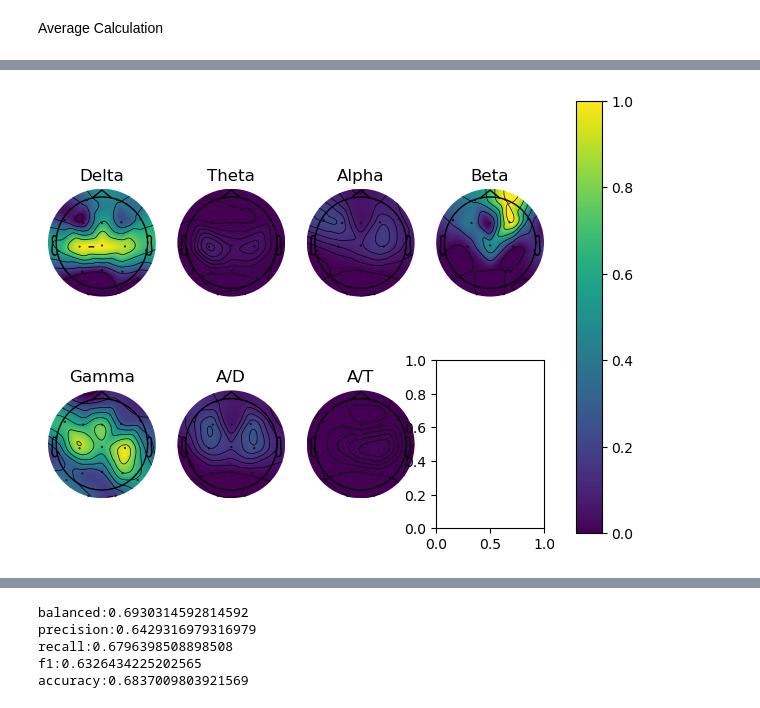
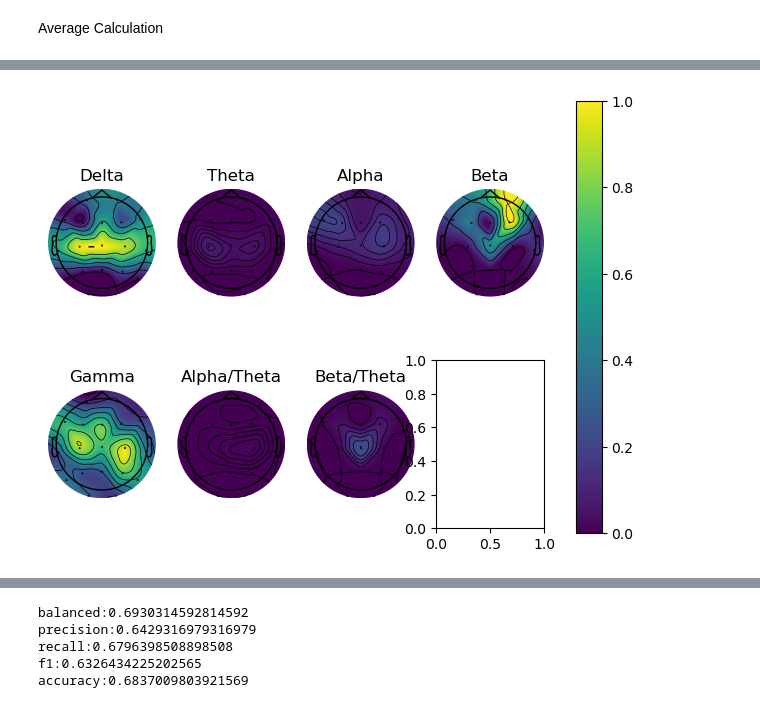
Before and after one commit to walihas/walihas, a Jupyter notebook: AD_PROJECT.ipynb, the cells around one changed output, grey strips where cells are left out. Saved outputs shown, nothing was run; the diff lists cells and outputs as text; code cells hidden in the pictures.

```diff
--- a/AD_PROJECT.ipynb
+++ b/AD_PROJECT.ipynb
@@ -48,12 +48,12 @@ for x in range(1,89):
     #Gamma - index 4
     gamma = powers[:, (np.where(freqs==25)[0][0]): np.where(freqs==45)[0][0]].mean(axis=1)
 
-    #alpha/deta
-    alpha_delta = alpha/delta
 
     #alpha/theta
     alpha_theta = alpha/theta
 
+   #beta/theta
+    beta_theta = beta/theta
 
 
     delta_psd = delta/sum
@@ -61,9 +61,8 @@ for x in range(1,89):
     alpha_psd = alpha/sum
     beta_psd = beta/sum
     gamma_psd = gamma/sum
-    alpha_delta_psd = alpha_delta/sum
     alpha_theta_psd = alpha_theta/sum
-
+    beta_theta_psd = beta_theta/sum
 
     subj_psd_list = []
     subj_psd_list.extend(delta_psd)
@@ -71,8 +70,8 @@ for x in range(1,89):
     subj_psd_list.extend(alpha_psd)
     subj_psd_list.extend(beta_psd)
     subj_psd_list.extend(gamma_psd)
-    subj_psd_list.extend(alpha_delta_psd)
     subj_psd_list.extend(alpha_theta_psd)
+    subj_psd_list.extend(beta_theta_psd)
     powers_all.append(subj_psd_list)
 
 Powers_All = np.array(powers_all)
@@ -190,5 +191,5 @@ theta_stat, theta_p = mannwhitneyu(Powers_All[0:36, 19:38], Powers_All[36:65, 19
 alpha_stat, alpha_p = mannwhitneyu(Powers_All[0:36, 38:57], Powers_All[36:65, 38:57])
 beta_stat, beta_p = mannwhitneyu(Powers_All[0:36, 57:76], Powers_All[36:65, 57:76])
 gamma_stat, gamma_p = mannwhitneyu(Powers_All[0:36, 76:95], Powers_All[36:65, 76:95])
-alpha_delta_stat, alpha_delta_p = mannwhitneyu(Powers_All[0:36, 95:114], Powers_All[36:65, 95:114])
-alpha_theta_stat, alpha_theta_p = mannwhitneyu(Powers_All[0:36, 114:133], Powers_All[36:65, 114:133])
+alpha_theta_stat, alpha_theta_p = mannwhitneyu(Powers_All[0:36, 95:114], Powers_All[36:65, 95:114])
+beta_theta_stat, beta_theta_p = mannwhitneyu(Powers_All[0:36, 114:133], Powers_All[36:65, 114:133])
@@ -200,31 +196,31 @@ alpha_theta_stat, alpha_theta_p = mannwhitneyu(Powers_All[0:36, 114:133], Powers
 # %%
 from matplotlib import cm, colors
 import matplotlib.pyplot as plt  # Need to import plt for creating subplots
 
 vlim=[0,1]
 fig, axs = plt.subplots(nrows = 2, ncols=4)
 i=0
-p_vals = [delta_p, theta_p, alpha_p, beta_p, gamma_p, alpha_delta_p, alpha_theta_p]
-band_names = ['Delta', 'Theta', 'Alpha', 'Beta', 'Gamma', 'A:D', 'A:T']
+p_vals = [delta_p, theta_p, alpha_p, beta_p, gamma_p, alpha_theta_p, beta_theta_p]
+band_names = ['Delta', 'Theta', 'Alpha', 'Beta', 'Gamma', 'Alpha/Theta', 'Beta/Theta']
 x=0
 for i in range(2):
     for j in range(4):
         if (x<7):
             im, cm  = mne.viz.plot_topomap(p_vals[x], raw_subj_data_filt.info, axes=axs[i][j],show=False,vlim=vlim,cmap='viridis')
-            axs[i][j].set_title(p_names[x])
+            axs[i][j].set_title(band_names[x])
         x+=1
 # manually fiddle the position of colorbar
 ax_x_start = 0.95
 ax_x_width = 0.04
 ax_y_start = 0.1
 ax_y_height = 0.9
 cbar_ax = fig.add_axes([ax_x_start, ax_y_start, ax_x_width, ax_y_height])
 sm = plt.cm.ScalarMappable(cmap='viridis', norm=colors.Normalize(vmin=vlim[0], vmax=vlim[1]))
 clb = fig.colorbar(sm, cax=cbar_ax, cmap='viridis')
 plt.show()
 
 fig.savefig('p_value')
 # %% [output]
-[figure, old version]
+[figure, new version]
 # %%
 The rest of the topomaps
```
Also changed, not shown: parts of 7 cells of this notebook.
